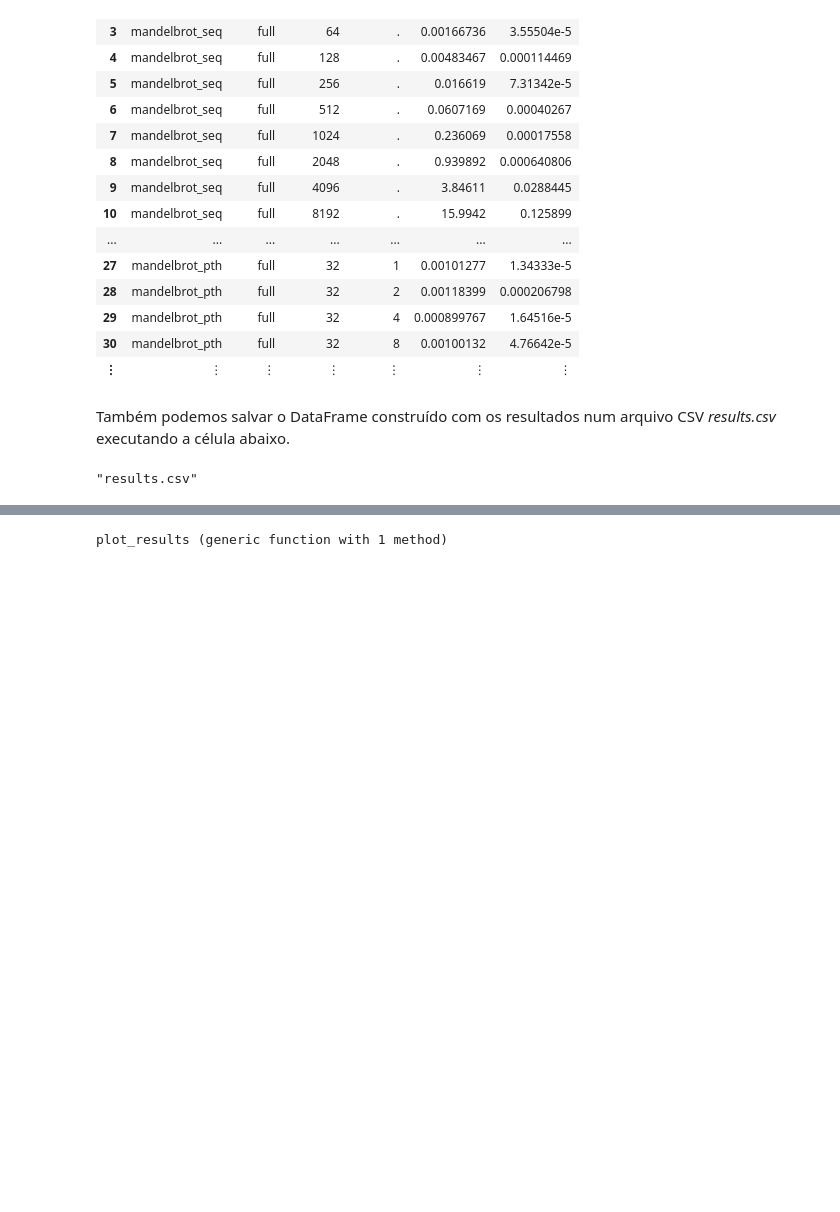
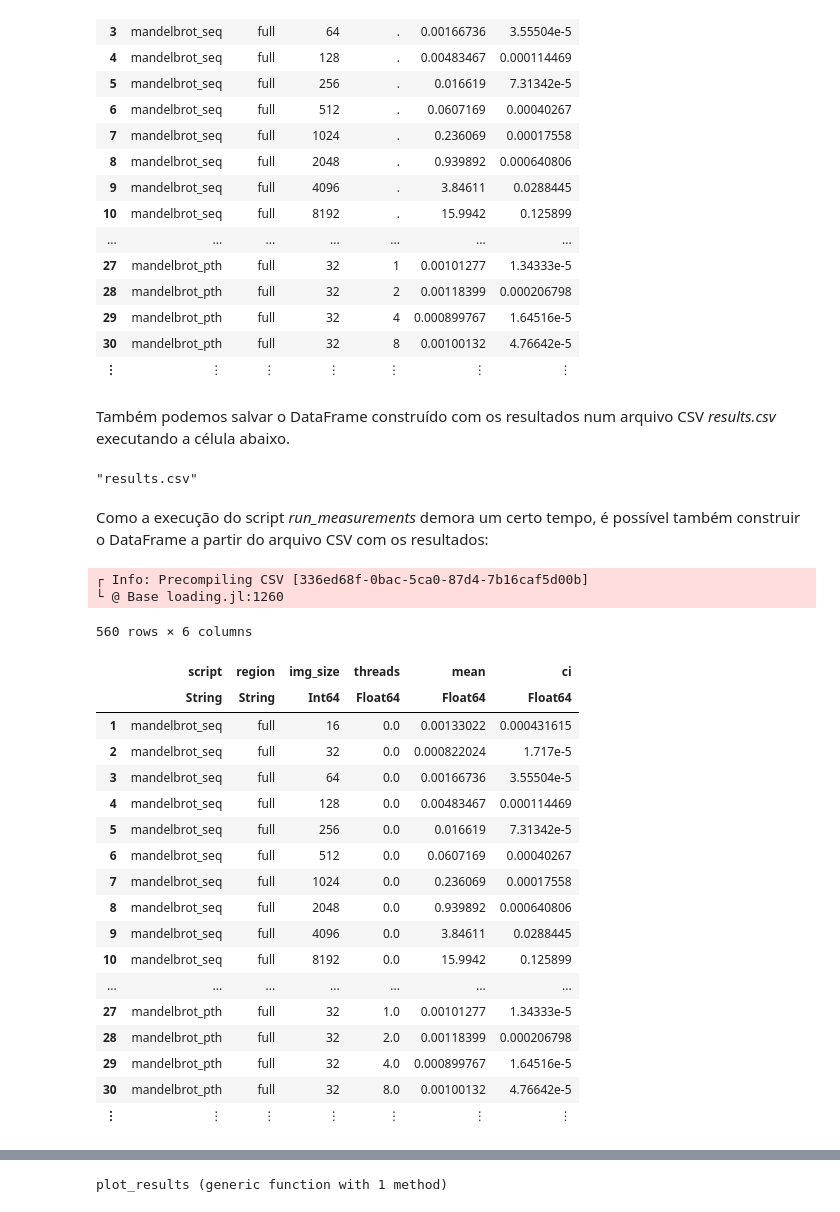
Before and after one commit to yurickyh/MAC0219, a Jupyter notebook: EP1/src/EP1.ipynb, the cells around one changed output, grey strips where cells are left out. Cells and saved outputs as stored; diff of their text form; code cells hidden in the pictures; blank space fills up the shorter version.

```diff
--- a/EP1/src/EP1.ipynb
+++ b/EP1/src/EP1.ipynb
@@ -196,3 +226,31 @@ using CSV
 CSV.write("results.csv", df)
 # %% [output]
 "results.csv"
+# %% [markdown]
+Como a execução do script <i>run_measurements</i> demora um certo tempo, é possível também construir o DataFrame a partir do arquivo CSV com os resultados:
+# %%
+using CSV
+
+df = CSV.read("results.csv")
+# %% [output]
+┌ Info: Precompiling CSV [336ed68f-0bac-5ca0-87d4-7b16caf5d00b]
+└ @ Base loading.jl:1260
+560 rows × 6 columns
+|  | script | region | img_size | threads | mean | ci |
+|  | String | String | Int64 | Float64 | Float64 | Float64 |
+| 1 | mandelbrot_seq | full | 16 | 0.0 | 0.00133022 | 0.000431615 |
+| 2 | mandelbrot_seq | full | 32 | 0.0 | 0.000822024 | 1.717e-5 |
+| 3 | mandelbrot_seq | full | 64 | 0.0 | 0.00166736 | 3.55504e-5 |
+| 4 | mandelbrot_seq | full | 128 | 0.0 | 0.00483467 | 0.000114469 |
+| 5 | mandelbrot_seq | full | 256 | 0.0 | 0.016619 | 7.31342e-5 |
+| 6 | mandelbrot_seq | full | 512 | 0.0 | 0.0607169 | 0.00040267 |
+| 7 | mandelbrot_seq | full | 1024 | 0.0 | 0.236069 | 0.00017558 |
+| 8 | mandelbrot_seq | full | 2048 | 0.0 | 0.939892 | 0.000640806 |
+| 9 | mandelbrot_seq | full | 4096 | 0.0 | 3.84611 | 0.0288445 |
+| 10 | mandelbrot_seq | full | 8192 | 0.0 | 15.9942 | 0.125899 |
+| ... | ... | ... | ... | ... | ... | ... |
+| 27 | mandelbrot_pth | full | 32 | 1.0 | 0.00101277 | 1.34333e-5 |
+| 28 | mandelbrot_pth | full | 32 | 2.0 | 0.00118399 | 0.000206798 |
+| 29 | mandelbrot_pth | full | 32 | 4.0 | 0.000899767 | 1.64516e-5 |
+| 30 | mandelbrot_pth | full | 32 | 8.0 | 0.00100132 | 4.76642e-5 |
+| ⋮ | ⋮ | ⋮ | ⋮ | ⋮ | ⋮ | ⋮ |
```
Also changed, not shown: parts of 16 cells of this notebook.
